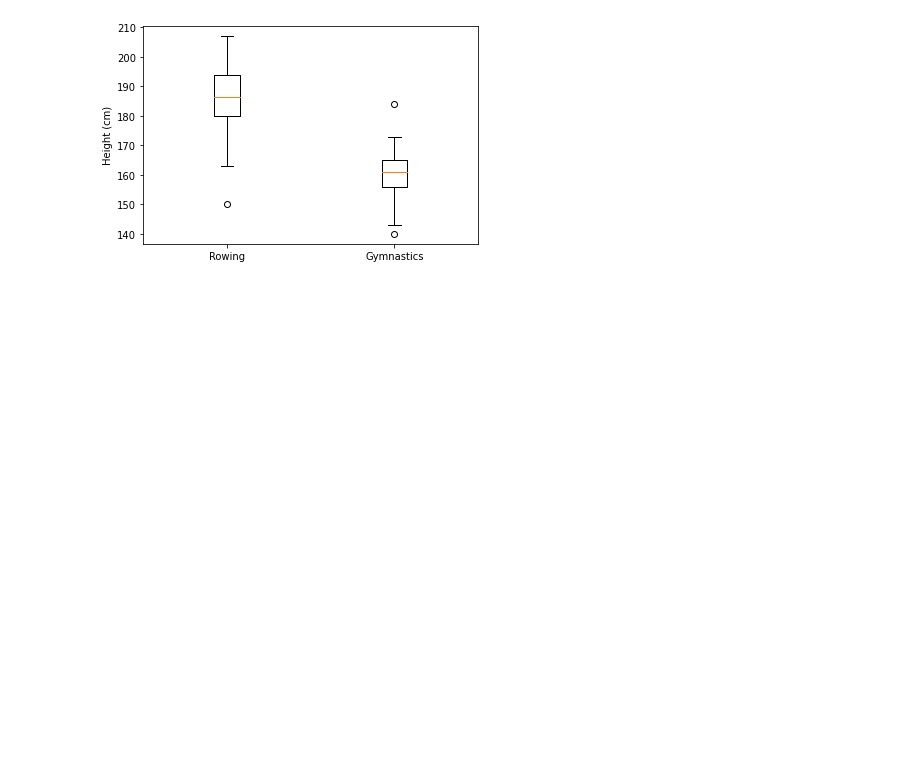
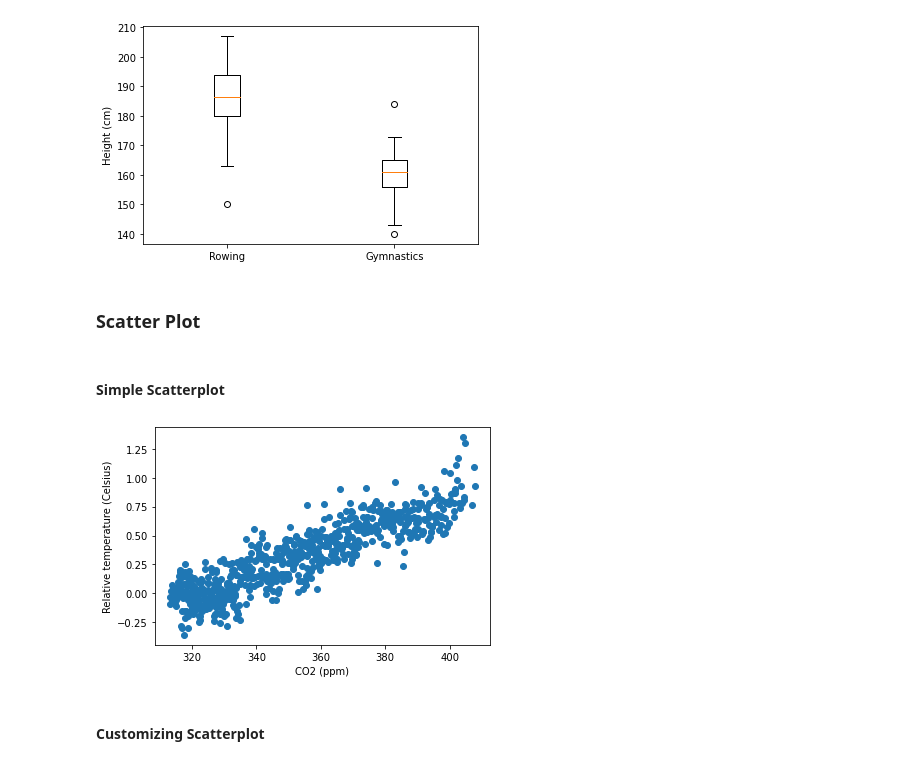
Before and after one commit to JuanFeA98/DataCamp, a Jupyter notebook: Visualization wih Matplotlib/03. Quantitative comparisons.ipynb, the cells around one changed output. Saved outputs shown, nothing was run; the diff lists cells and outputs as text; code cells hidden in the pictures; blank space fills up the shorter version.

Commit message:
Scatterplot

```diff
--- a/Visualization wih Matplotlib/03. Quantitative comparisons.ipynb
+++ b/Visualization wih Matplotlib/03. Quantitative comparisons.ipynb
@@ -106,3 +106,24 @@ ax.set_ylabel('Height (cm)')
 plt.show()
 # %% [output]
 [figure]
+# %% [markdown]
+### **Scatter Plot**
+# %% [markdown]
+#### **Simple Scatterplot**
+# %%
+df = pd.read_csv('Data/climate_change.csv')
+df['date'] = pd.to_datetime(df['date'])
+df.set_index('date', inplace=True)
+# %%
+fig, ax = plt.subplots()
+
+ax.scatter(df['co2'], df['relative_temp'])
+
+ax.set_xlabel('CO2 (ppm)')
+ax.set_ylabel('Relative temperature (Celsius)')
+
+plt.show()
+# %% [output]
+[figure, added]
+# %% [markdown]
+#### **Customizing Scatterplot**
```
Also changed, not shown: parts of 4 cells of this notebook.
